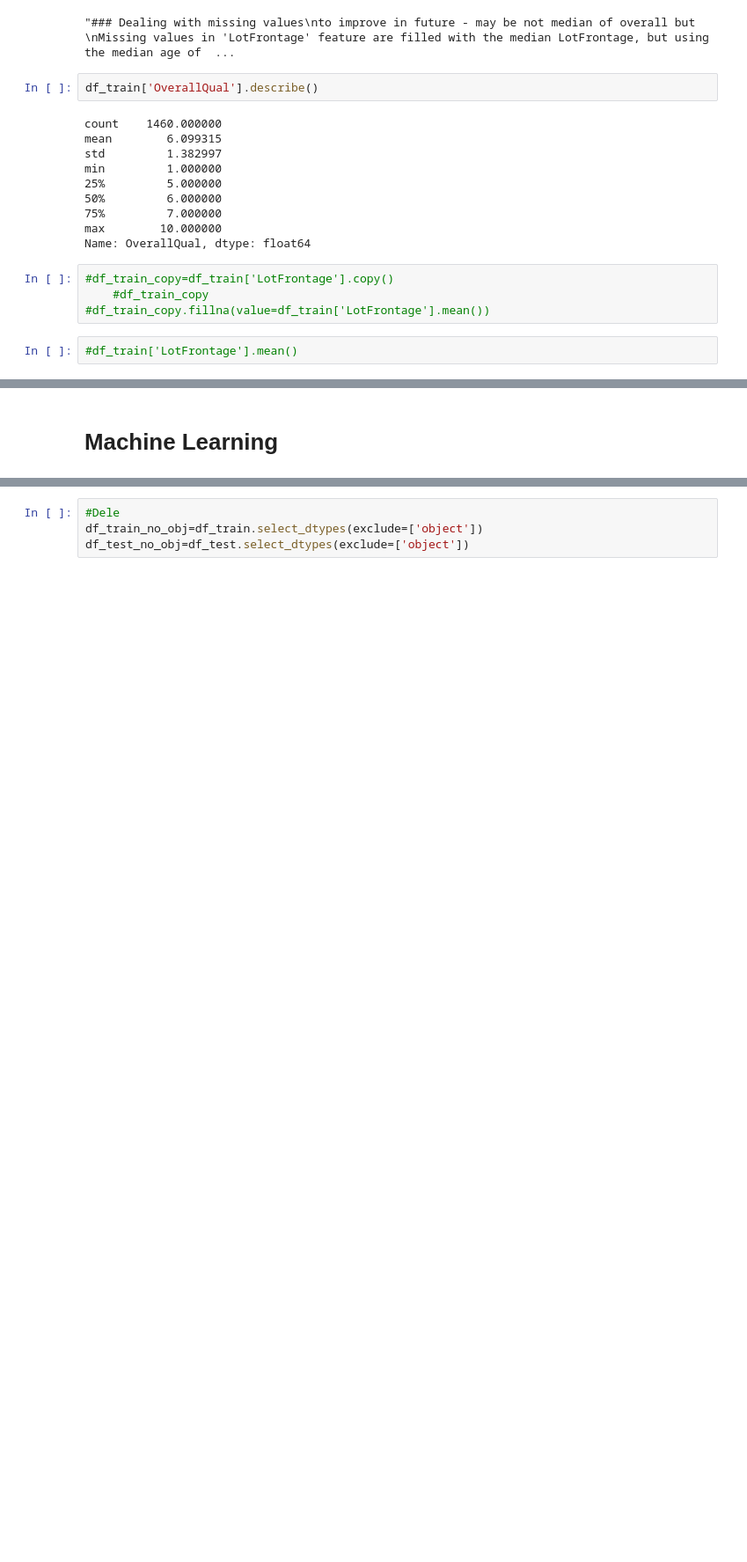
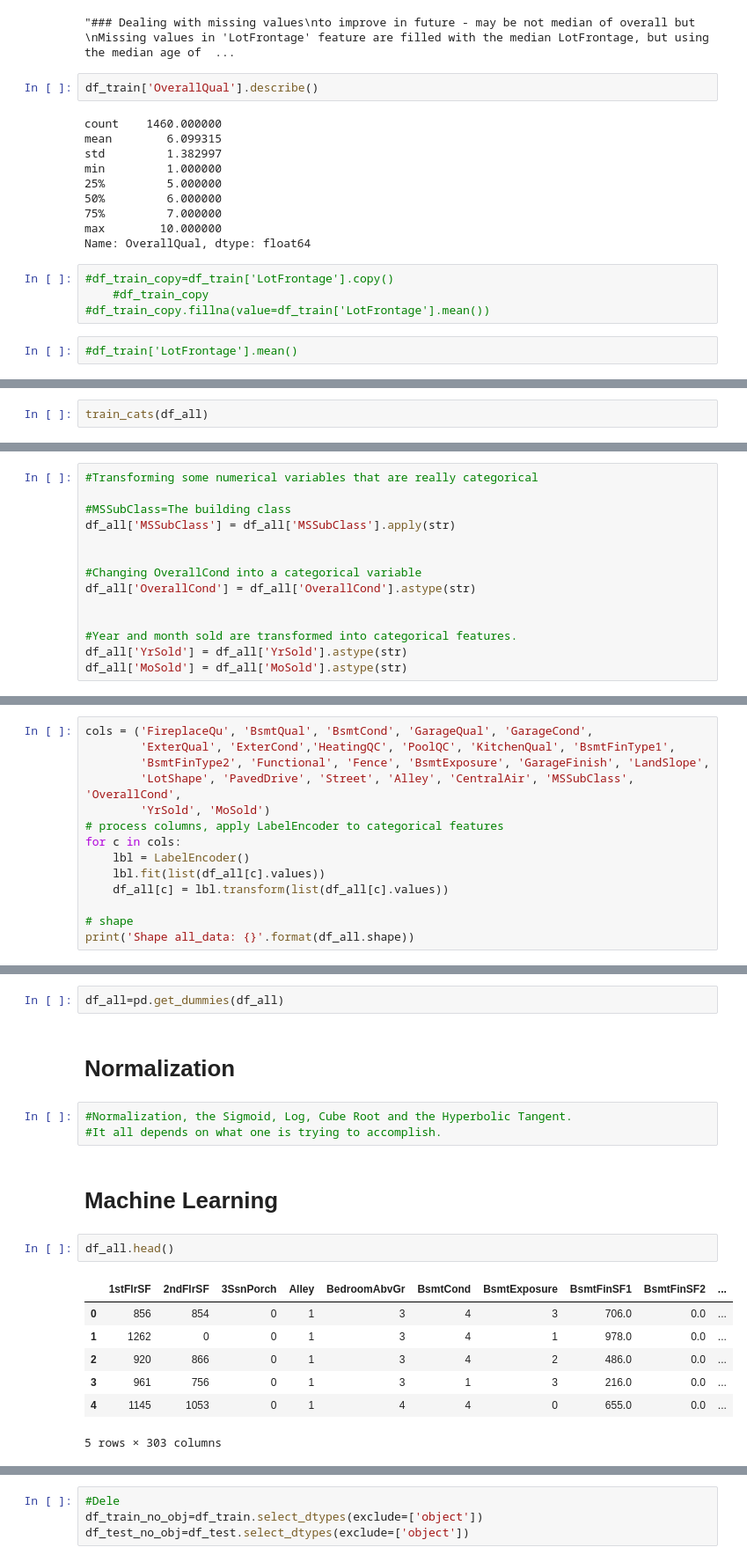
Before and after one commit to evios/repo_learning, a Jupyter notebook: house_price/house_pricing.ipynb, the cells around one changed output, grey strips where cells are left out. Shown at 88% size. Saved outputs shown, nothing was run; the diff lists cells and outputs as text; blank space fills up the shorter version.

```diff
--- a/house_price/house_pricing.ipynb
+++ b/house_price/house_pricing.ipynb
@@ -201,0 +438,2 @@ Name: OverallQual, dtype: float64
+# %%
+train_cats(df_all)
@@ -201,0 +475,14 @@ Name: OverallQual, dtype: float64
+# %%
+#Transforming some numerical variables that are really categorical
+
+#MSSubClass=The building class
+df_all['MSSubClass'] = df_all['MSSubClass'].apply(str)
+
+
+#Changing OverallCond into a categorical variable
+df_all['OverallCond'] = df_all['OverallCond'].astype(str)
+
+
+#Year and month sold are transformed into categorical features.
+df_all['YrSold'] = df_all['YrSold'].astype(str)
+df_all['MoSold'] = df_all['MoSold'].astype(str)
@@ -201,0 +496,14 @@ Name: OverallQual, dtype: float64
+# %%
+cols = ('FireplaceQu', 'BsmtQual', 'BsmtCond', 'GarageQual', 'GarageCond',
+        'ExterQual', 'ExterCond','HeatingQC', 'PoolQC', 'KitchenQual', 'BsmtFinType1',
+        'BsmtFinType2', 'Functional', 'Fence', 'BsmtExposure', 'GarageFinish', 'LandSlope',
+        'LotShape', 'PavedDrive', 'Street', 'Alley', 'CentralAir', 'MSSubClass', 'OverallCond',
+        'YrSold', 'MoSold')
+# process columns, apply LabelEncoder to categorical features
+for c in cols:
+    lbl = LabelEncoder()
+    lbl.fit(list(df_all[c].values))
+    df_all[c] = lbl.transform(list(df_all[c].values))
+
+# shape
+print('Shape all_data: {}'.format(df_all.shape))
@@ -202,2 +532,19 @@ Name: OverallQual, dtype: float64
+# %%
+df_all=pd.get_dummies(df_all)
+# %% [markdown]
+# Normalization
+# %%
+#Normalization, the Sigmoid, Log, Cube Root and the Hyperbolic Tangent.
+#It all depends on what one is trying to accomplish.
 # %% [markdown]
 # Machine Learning
+# %%
+df_all.head()
+# %% [output]
+|  | 1stFlrSF | 2ndFlrSF | 3SsnPorch | Alley | BedroomAbvGr | BsmtCond | BsmtExposure | BsmtFinSF1 | BsmtFinSF2 | ... |
+| 0 | 856 | 854 | 0 | 1 | 3 | 4 | 3 | 706.0 | 0.0 | ... |
+| 1 | 1262 | 0 | 0 | 1 | 3 | 4 | 1 | 978.0 | 0.0 | ... |
+| 2 | 920 | 866 | 0 | 1 | 3 | 4 | 2 | 486.0 | 0.0 | ... |
+| 3 | 961 | 756 | 0 | 1 | 3 | 1 | 3 | 216.0 | 0.0 | ... |
+| 4 | 1145 | 1053 | 0 | 1 | 4 | 4 | 0 | 655.0 | 0.0 | ... |
+5 rows × 303 columns
```
Also changed, not shown: parts of 52 cells of this notebook, 1 other file.
